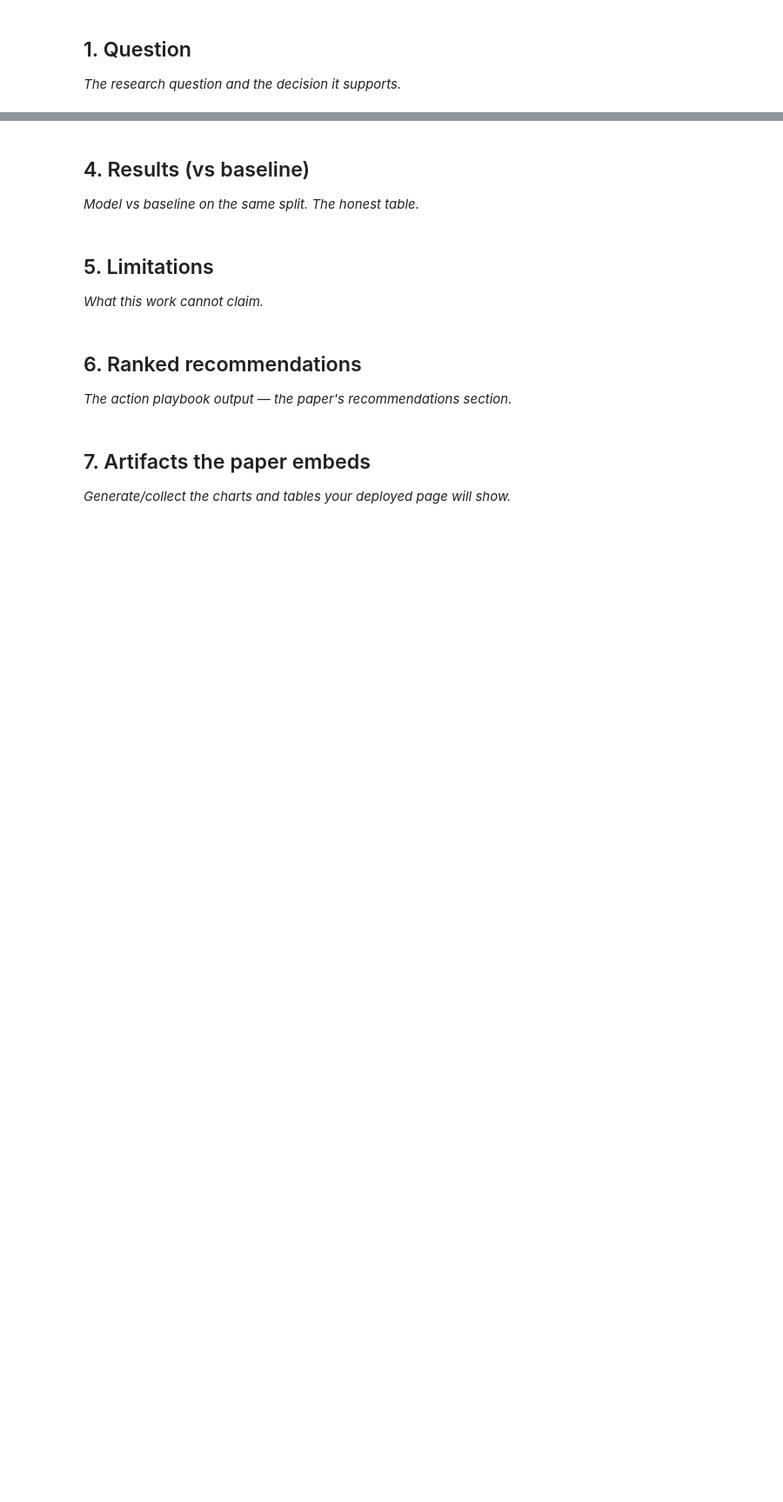
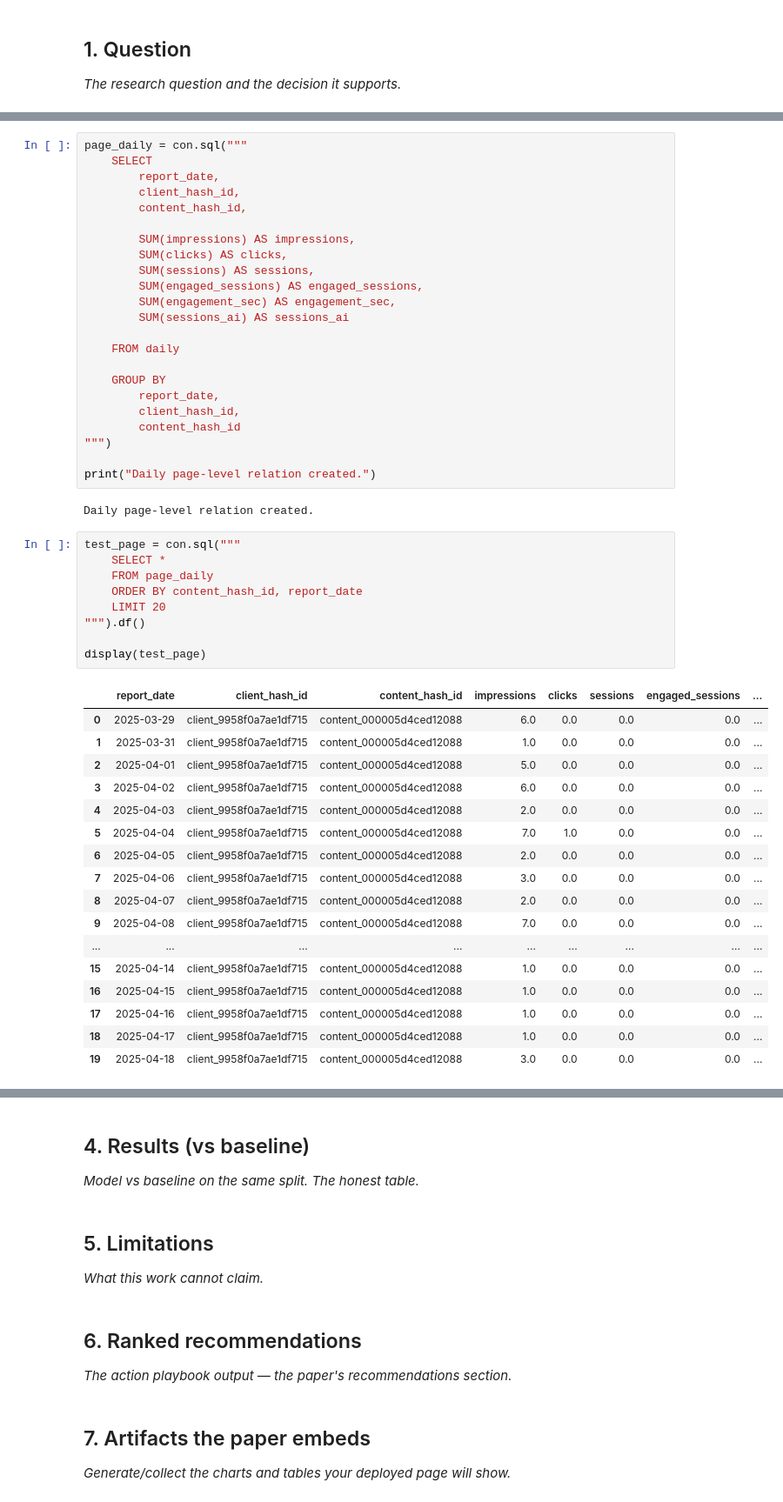
Before and after one commit to aniqaatiq842-commits/Flyrank-ML-INTERNSHIP, a Jupyter notebook: work/notebooks/capstone.ipynb, the cells around one changed output, grey strips where cells are left out. Shown at 87% size. Drawn from its saved outputs; the diff is of its cells as text; blank space fills up the shorter version.

```diff
--- a/work/notebooks/capstone.ipynb
+++ b/work/notebooks/capstone.ipynb
@@ -20,0 +599,52 @@ This skeleton is yours to fill. Work the sections **in order** — each one has
+# %%
+page_daily = con.sql("""
+    SELECT
+        report_date,
+        client_hash_id,
+        content_hash_id,
+
+        SUM(impressions) AS impressions,
+        SUM(clicks) AS clicks,
+        SUM(sessions) AS sessions,
+        SUM(engaged_sessions) AS engaged_sessions,
+        SUM(engagement_sec) AS engagement_sec,
+        SUM(sessions_ai) AS sessions_ai
+
+    FROM daily
+
+    GROUP BY
+        report_date,
+        client_hash_id,
+        content_hash_id
+""")
+
+print("Daily page-level relation created.")
+# %% [output]
+Daily page-level relation created.
+# %%
+test_page = con.sql("""
+    SELECT *
+    FROM page_daily
+    ORDER BY content_hash_id, report_date
+    LIMIT 20
+""").df()
+
+display(test_page)
+# %% [output]
+|  | report_date | client_hash_id | content_hash_id | impressions | clicks | sessions | engaged_sessions | ... |
+| 0 | 2025-03-29 | client_9958f0a7ae1df715 | content_000005d4ced12088 | 6.0 | 0.0 | 0.0 | 0.0 | ... |
+| 1 | 2025-03-31 | client_9958f0a7ae1df715 | content_000005d4ced12088 | 1.0 | 0.0 | 0.0 | 0.0 | ... |
+| 2 | 2025-04-01 | client_9958f0a7ae1df715 | content_000005d4ced12088 | 5.0 | 0.0 | 0.0 | 0.0 | ... |
+| 3 | 2025-04-02 | client_9958f0a7ae1df715 | content_000005d4ced12088 | 6.0 | 0.0 | 0.0 | 0.0 | ... |
+| 4 | 2025-04-03 | client_9958f0a7ae1df715 | content_000005d4ced12088 | 2.0 | 0.0 | 0.0 | 0.0 | ... |
+| 5 | 2025-04-04 | client_9958f0a7ae1df715 | content_000005d4ced12088 | 7.0 | 1.0 | 0.0 | 0.0 | ... |
+| 6 | 2025-04-05 | client_9958f0a7ae1df715 | content_000005d4ced12088 | 2.0 | 0.0 | 0.0 | 0.0 | ... |
+| 7 | 2025-04-06 | client_9958f0a7ae1df715 | content_000005d4ced12088 | 3.0 | 0.0 | 0.0 | 0.0 | ... |
+| 8 | 2025-04-07 | client_9958f0a7ae1df715 | content_000005d4ced12088 | 2.0 | 0.0 | 0.0 | 0.0 | ... |
+| 9 | 2025-04-08 | client_9958f0a7ae1df715 | content_000005d4ced12088 | 7.0 | 0.0 | 0.0 | 0.0 | ... |
+| ... | ... | ... | ... | ... | ... | ... | ... | ... |
+| 15 | 2025-04-14 | client_9958f0a7ae1df715 | content_000005d4ced12088 | 1.0 | 0.0 | 0.0 | 0.0 | ... |
+| 16 | 2025-04-15 | client_9958f0a7ae1df715 | content_000005d4ced12088 | 1.0 | 0.0 | 0.0 | 0.0 | ... |
+| 17 | 2025-04-16 | client_9958f0a7ae1df715 | content_000005d4ced12088 | 1.0 | 0.0 | 0.0 | 0.0 | ... |
+| 18 | 2025-04-17 | client_9958f0a7ae1df715 | content_000005d4ced12088 | 1.0 | 0.0 | 0.0 | 0.0 | ... |
+| 19 | 2025-04-18 | client_9958f0a7ae1df715 | content_000005d4ced12088 | 3.0 | 0.0 | 0.0 | 0.0 | ... |
```
Also changed, not shown: parts of 42 cells of this notebook.
